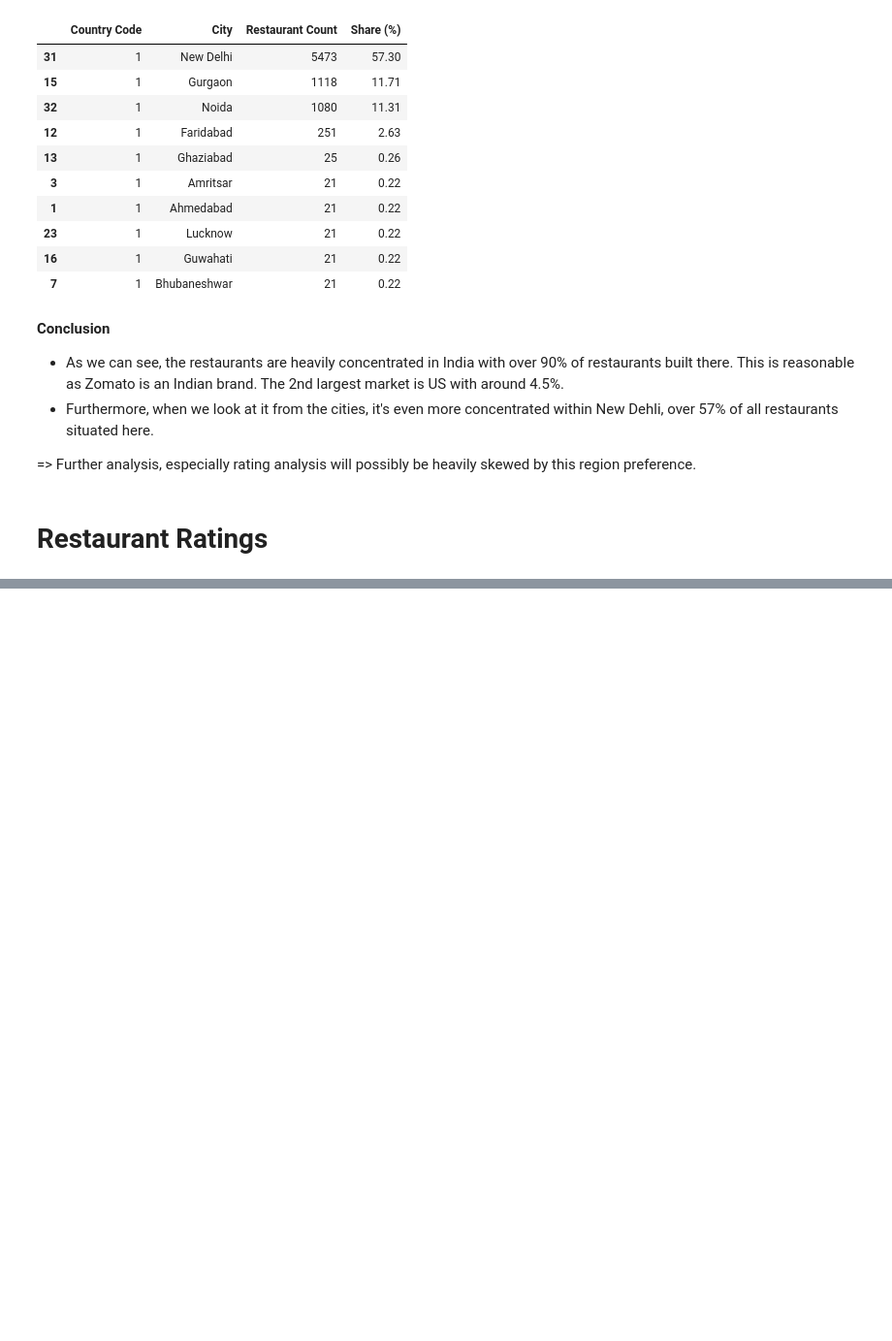
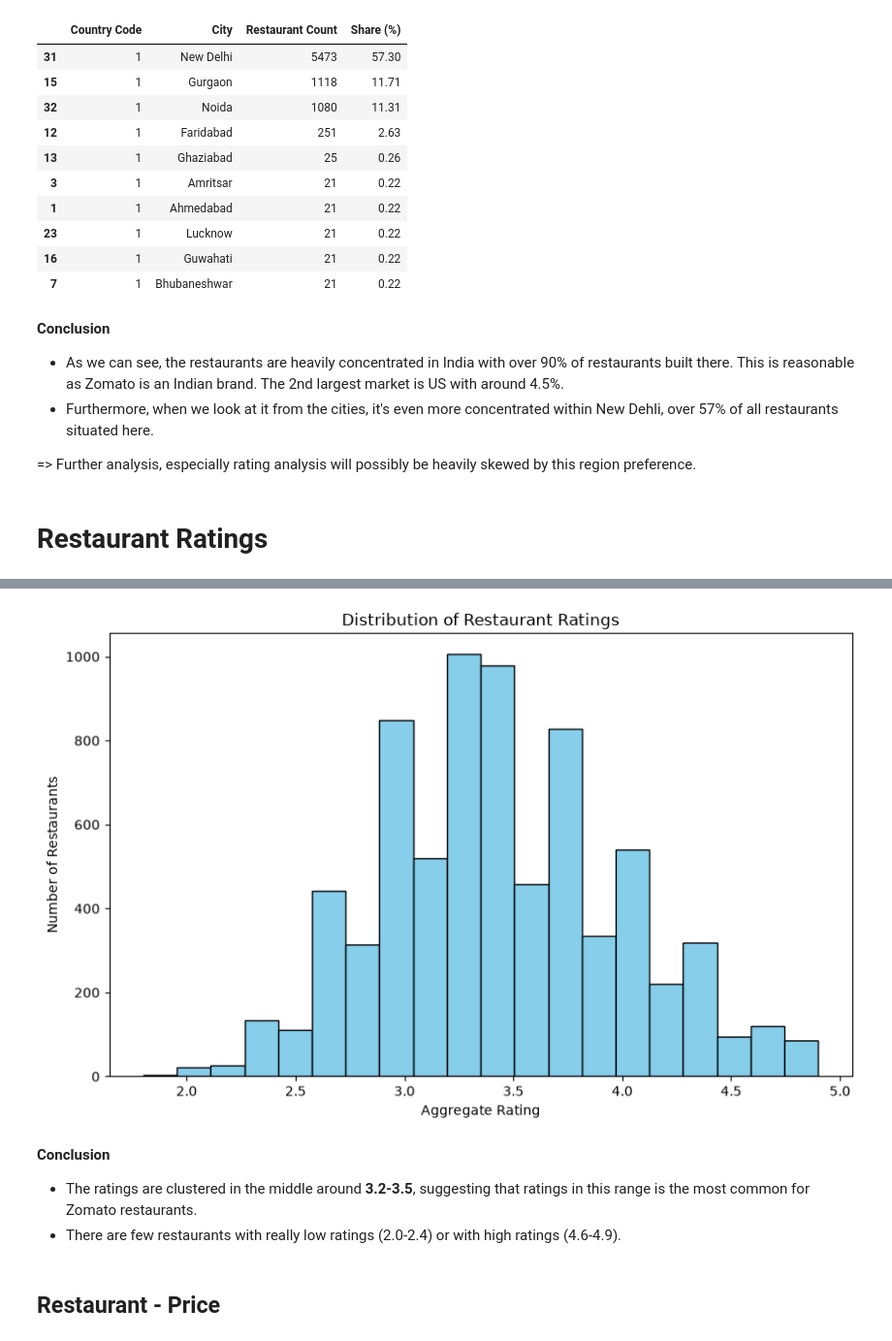
Before and after one commit to kiennt13/zomato-restaurant, a Jupyter notebook: EDA.ipynb, the cells around one changed output, grey strips where cells are left out. Shown at 97% size. Cells and saved outputs as stored; diff of their text form; code cells hidden in the pictures; blank space fills up the shorter version.

Commit message:
Analyze service and ratings between restaurants

```diff
--- a/EDA.ipynb
+++ b/EDA.ipynb
@@ -112,0 +116,7 @@ city_summary.head(10)
+# %%
+rated_df = df[df["Aggregate rating"] > 0].copy()
+
+print(f"Rated restaurants: {len(rated_df)} ({len(rated_df) / len(df) * 100:.2f}%)")
+
+print("\nRating summary:")
+print(rated_df["Aggregate rating"].describe())
@@ -112,0 +136,15 @@ city_summary.head(10)
+# %%
+plt.figure(figsize=(10, 6))
+plt.hist(rated_df["Aggregate rating"], bins=20, color='skyblue', edgecolor='black')
+plt.title("Distribution of Restaurant Ratings")
+plt.xlabel("Aggregate Rating")
+plt.ylabel("Number of Restaurants")
+plt.show()
+# %% [output]
+[figure, added]
+# %% [markdown]
+**Conclusion**
+- The ratings are clustered in the middle around **3.2-3.5**, suggesting that ratings in this range is the most common for Zomato restaurants.
+- There are few restaurants with really low ratings (2.0-2.4) or with high ratings (4.6-4.9).
+# %% [markdown]
+## Restaurant - Price
```
Also changed, not shown: parts of 24 cells of this notebook, 1 other file.
